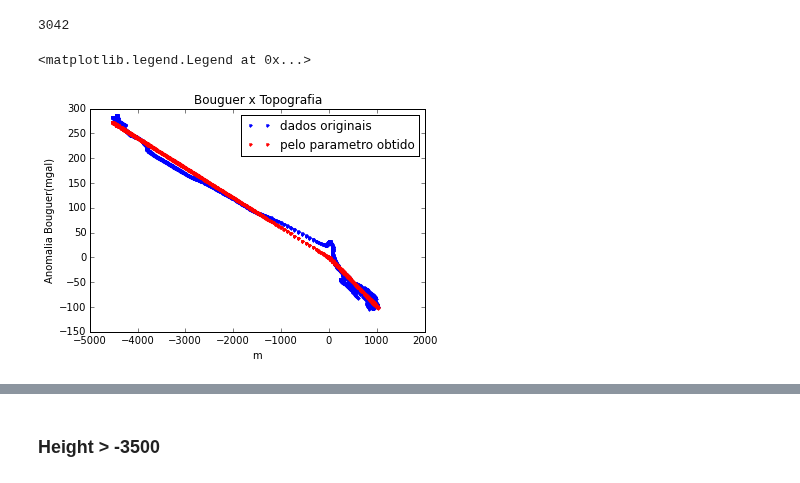
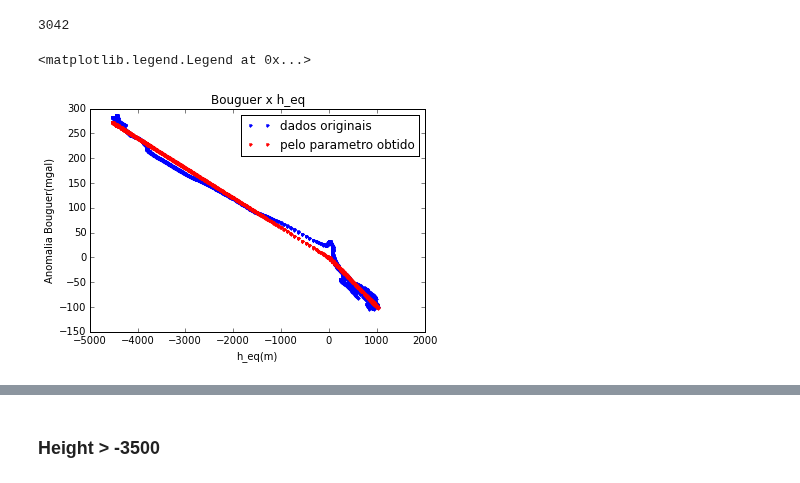
Before and after one commit to victortxa/grav-fitting-study, a Jupyter notebook: calculation_with_real_data.ipynb, the cells around one changed output, grey strips where cells are left out. Drawn from its saved outputs; the diff is of its cells as text; code cells hidden in the pictures.

```diff
--- a/calculation_with_real_data.ipynb
+++ b/calculation_with_real_data.ipynb
@@ -151,14 +166,14 @@ h_pos.shape
 # %%
 plt.figure()
 plt.plot(topo,bouguer,'.',label='dados originais')
 plt.plot(topo,y_calc,'.r',label='pelo parametro obtido')
-plt.title('Bouguer x Topografia')
-plt.xlabel('m')
+plt.title('Bouguer x h_eq')
+plt.xlabel('h_eq(m)')
 plt.ylabel('Anomalia Bouguer(mgal)')
 plt.legend()
 # %% [output]
 <matplotlib.legend.Legend at 0x...>
-[figure, old version]
+[figure, new version]
 # %%
 topo_cut = topo[topo>-3500.0]
 topo_positive = topo_cut[topo_cut >= 0]
```
Also changed, not shown: parts of 6 cells of this notebook.
